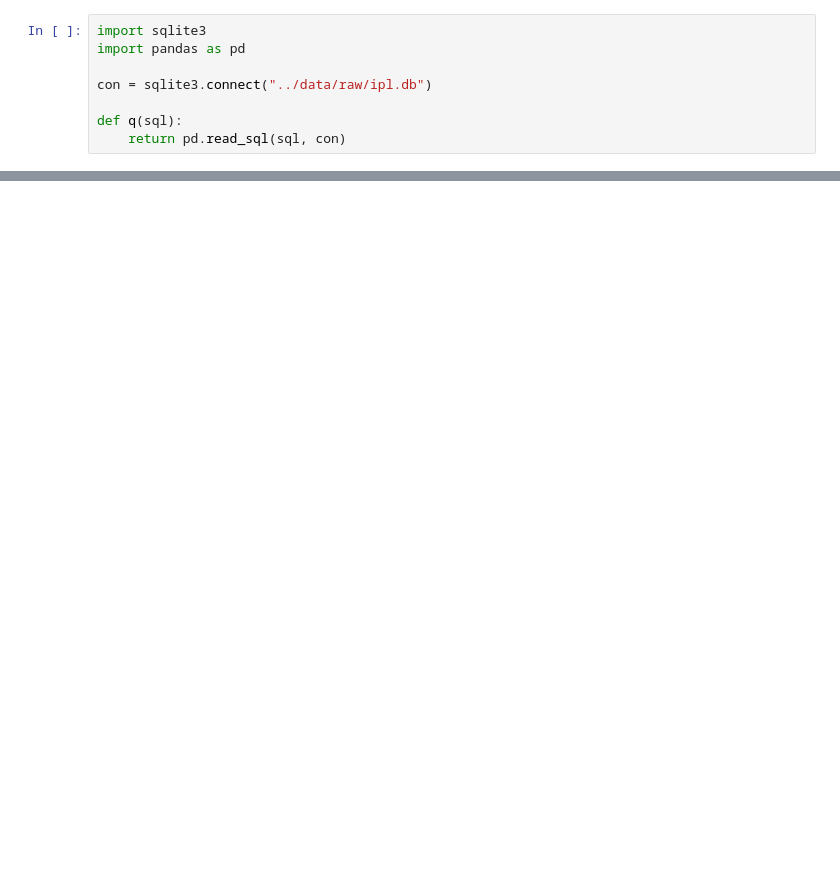
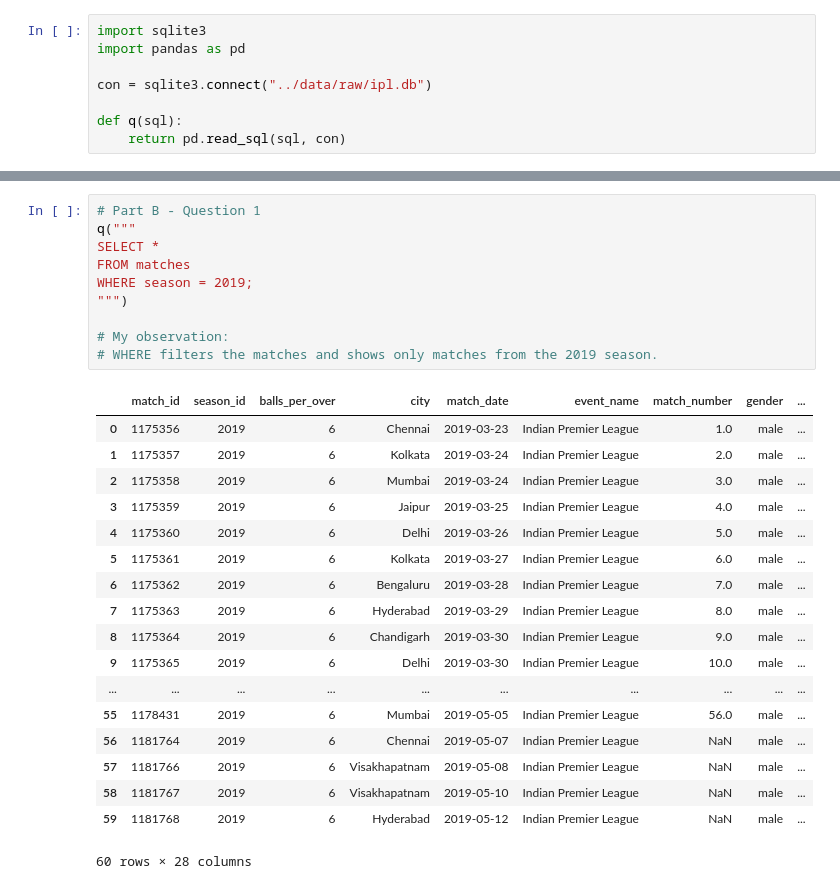
Before and after one commit to mhdanshifbca25dbi-droid/ipl-cricket-analytics, a Jupyter notebook: notebooks/01b_sql_practice.ipynb, the cells around one changed output, grey strips where cells are left out. Saved outputs shown, nothing was run; the diff lists cells and outputs as text; blank space fills up the shorter version.

```diff
--- a/notebooks/01b_sql_practice.ipynb
+++ b/notebooks/01b_sql_practice.ipynb
@@ -28,0 +141,29 @@ WHERE type = 'table';
+# %%
+# Part B - Question 1
+q("""
+SELECT *
+FROM matches
+WHERE season = 2019;
+""")
+
+# My observation:
+# WHERE filters the matches and shows only matches from the 2019 season.
+# %% [output]
+|  | match_id | season_id | balls_per_over | city | match_date | event_name | match_number | gender | ... |
+| 0 | 1175356 | 2019 | 6 | Chennai | 2019-03-23 | Indian Premier League | 1.0 | male | ... |
+| 1 | 1175357 | 2019 | 6 | Kolkata | 2019-03-24 | Indian Premier League | 2.0 | male | ... |
+| 2 | 1175358 | 2019 | 6 | Mumbai | 2019-03-24 | Indian Premier League | 3.0 | male | ... |
+| 3 | 1175359 | 2019 | 6 | Jaipur | 2019-03-25 | Indian Premier League | 4.0 | male | ... |
+| 4 | 1175360 | 2019 | 6 | Delhi | 2019-03-26 | Indian Premier League | 5.0 | male | ... |
+| 5 | 1175361 | 2019 | 6 | Kolkata | 2019-03-27 | Indian Premier League | 6.0 | male | ... |
+| 6 | 1175362 | 2019 | 6 | Bengaluru | 2019-03-28 | Indian Premier League | 7.0 | male | ... |
+| 7 | 1175363 | 2019 | 6 | Hyderabad | 2019-03-29 | Indian Premier League | 8.0 | male | ... |
+| 8 | 1175364 | 2019 | 6 | Chandigarh | 2019-03-30 | Indian Premier League | 9.0 | male | ... |
+| 9 | 1175365 | 2019 | 6 | Delhi | 2019-03-30 | Indian Premier League | 10.0 | male | ... |
+| ... | ... | ... | ... | ... | ... | ... | ... | ... | ... |
+| 55 | 1178431 | 2019 | 6 | Mumbai | 2019-05-05 | Indian Premier League | 56.0 | male | ... |
+| 56 | 1181764 | 2019 | 6 | Chennai | 2019-05-07 | Indian Premier League | NaN | male | ... |
+| 57 | 1181766 | 2019 | 6 | Visakhapatnam | 2019-05-08 | Indian Premier League | NaN | male | ... |
+| 58 | 1181767 | 2019 | 6 | Visakhapatnam | 2019-05-10 | Indian Premier League | NaN | male | ... |
+| 59 | 1181768 | 2019 | 6 | Hyderabad | 2019-05-12 | Indian Premier League | NaN | male | ... |
+60 rows × 28 columns
```
Also changed, not shown: parts of 31 cells of this notebook.
